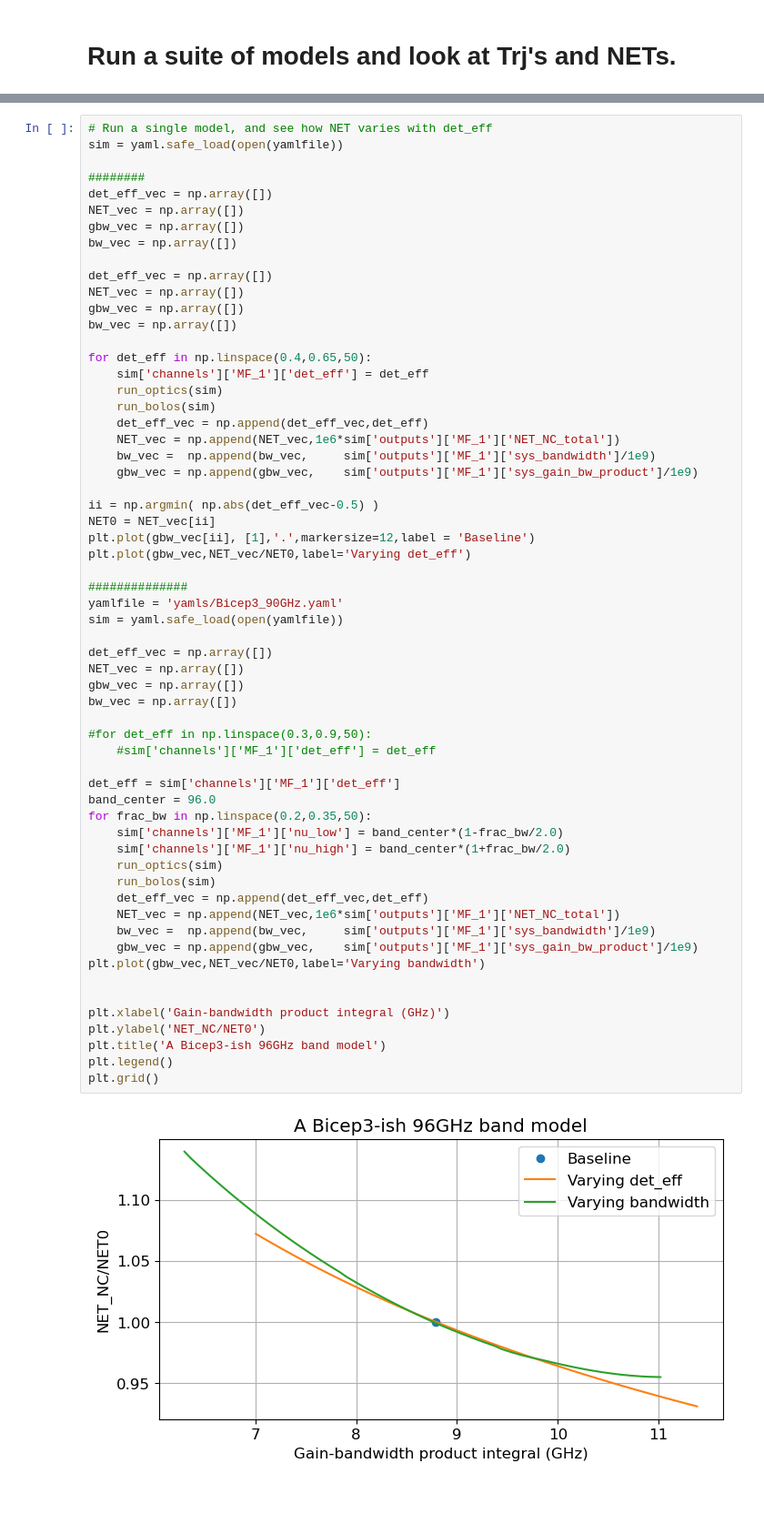
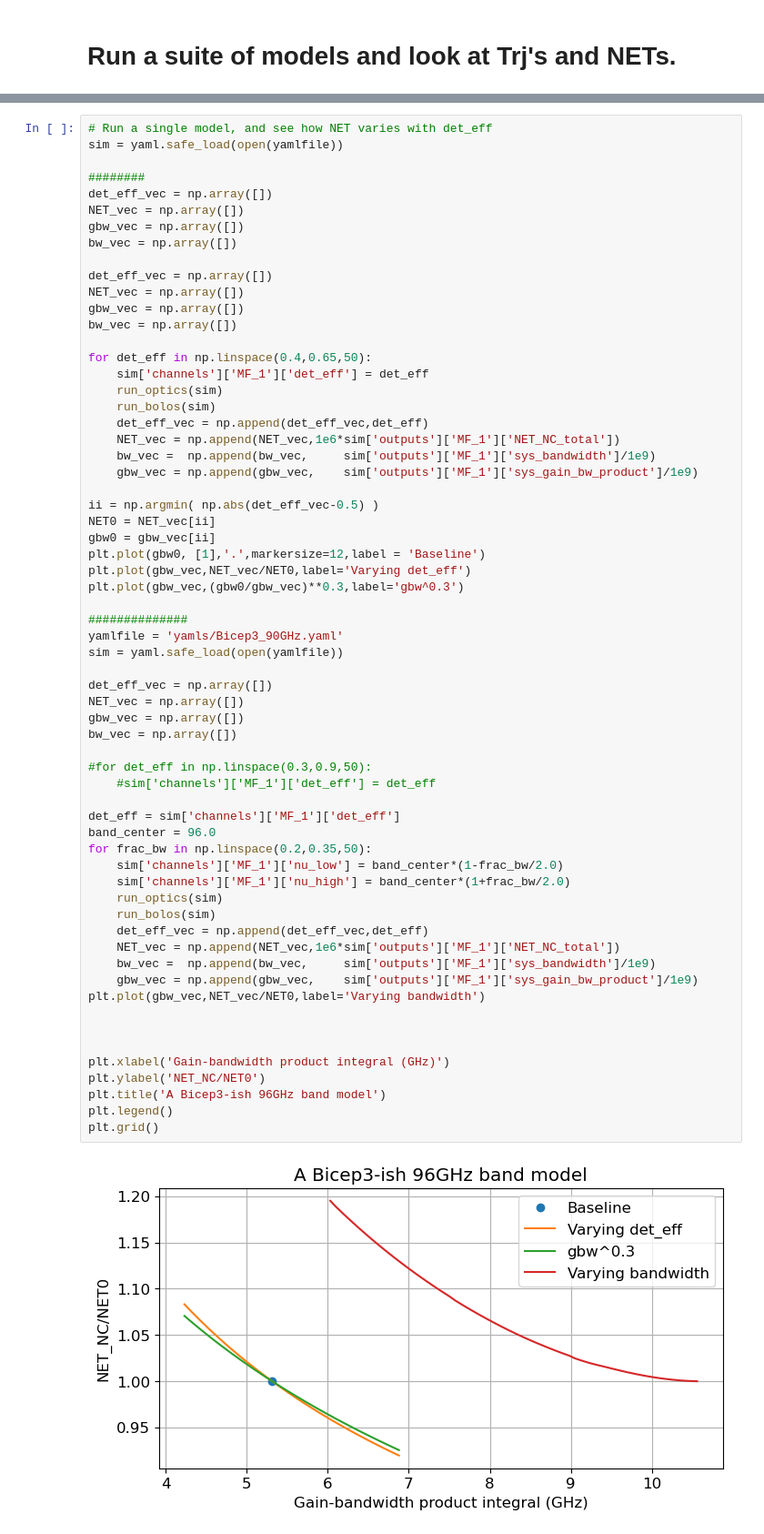
Before and after one commit to CMB-S4/bolo_calc_runs, a Jupyter notebook: jbolo/2025/SAT_comparisons.ipynb, the cells around one changed output, grey strips where cells are left out. Shown at 91% size. Saved outputs shown, nothing was run; the diff lists cells and outputs as text; blank space fills up the shorter version.

```diff
--- a/jbolo/2025/SAT_comparisons.ipynb
+++ b/jbolo/2025/SAT_comparisons.ipynb
@@ -187,39 +266,42 @@ for det_eff in np.linspace(0.4,0.65,50):
 
 ii = np.argmin( np.abs(det_eff_vec-0.5) )
 NET0 = NET_vec[ii]
-plt.plot(gbw_vec[ii], [1],'.',markersize=12,label = 'Baseline')
+gbw0 = gbw_vec[ii]
+plt.plot(gbw0, [1],'.',markersize=12,label = 'Baseline')
 plt.plot(gbw_vec,NET_vec/NET0,label='Varying det_eff')
+plt.plot(gbw_vec,(gbw0/gbw_vec)**0.3,label='gbw^0.3')
 
 ##############
 yamlfile = 'yamls/Bicep3_90GHz.yaml'
 sim = yaml.safe_load(open(yamlfile))
 
 det_eff_vec = np.array([])
 NET_vec = np.array([])
 gbw_vec = np.array([])
 bw_vec = np.array([])
 
 #for det_eff in np.linspace(0.3,0.9,50):
     #sim['channels']['MF_1']['det_eff'] = det_eff
 
 det_eff = sim['channels']['MF_1']['det_eff']
 band_center = 96.0
 for frac_bw in np.linspace(0.2,0.35,50):
     sim['channels']['MF_1']['nu_low'] = band_center*(1-frac_bw/2.0)
     sim['channels']['MF_1']['nu_high'] = band_center*(1+frac_bw/2.0)
     run_optics(sim)
     run_bolos(sim)
     det_eff_vec = np.append(det_eff_vec,det_eff)
     NET_vec = np.append(NET_vec,1e6*sim['outputs']['MF_1']['NET_NC_total'])
     bw_vec =  np.append(bw_vec,     sim['outputs']['MF_1']['sys_bandwidth']/1e9)
     gbw_vec = np.append(gbw_vec,    sim['outputs']['MF_1']['sys_gain_bw_product']/1e9)
 plt.plot(gbw_vec,NET_vec/NET0,label='Varying bandwidth')
 
 
+
 plt.xlabel('Gain-bandwidth product integral (GHz)')
 plt.ylabel('NET_NC/NET0')
 plt.title('A Bicep3-ish 96GHz band model')
 plt.legend()
 plt.grid()
 # %% [output]
-[figure, old version]
+[figure, new version]
```
Also changed, not shown: parts of 9 cells of this notebook, 3 other files.
